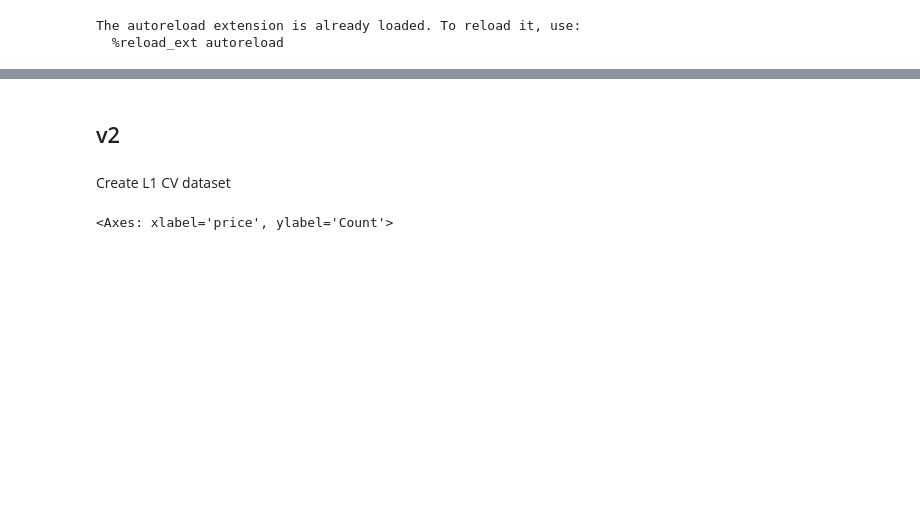
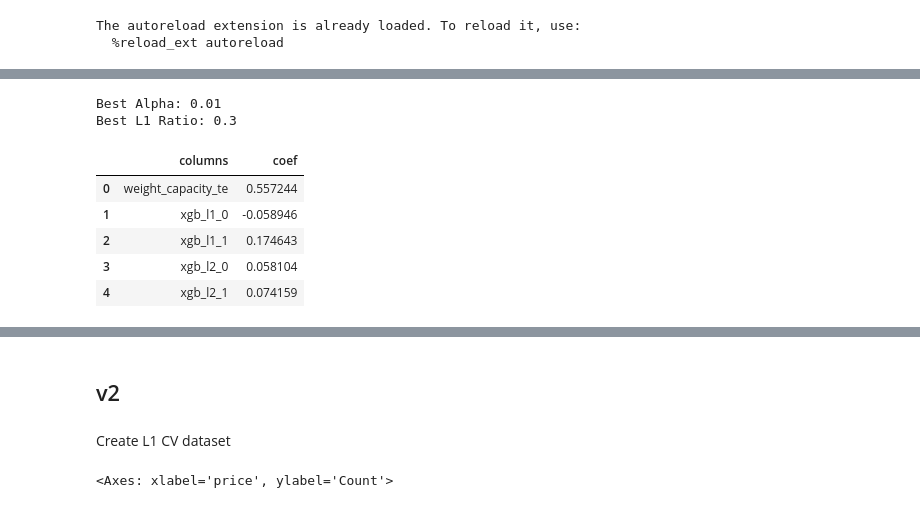
Before and after one commit to Jordanbarker/backpack-prediction-challenge, a Jupyter notebook: notebooks/04_ensemble.ipynb, the cells around one changed output, grey strips where cells are left out. Saved outputs shown, nothing was run; the diff lists cells and outputs as text; code cells hidden in the pictures; blank space fills up the shorter version.

Commit message:
Updates to stacked models

```diff
--- a/notebooks/04_ensemble.ipynb
+++ b/notebooks/04_ensemble.ipynb
@@ -57,0 +46,8 @@ memory usage: 304.7 MB
+# %%
+# Check model dictionaries
+check_model_dicts(l1_models)
+check_model_dicts(l2_models)
+
+# Train and evaluate L1 models
+# print("=== Training L1 Models ===")
+level_1_df = train_eval_cv(l1_models, data_splits, target)
@@ -57,0 +70,4 @@ memory usage: 304.7 MB
+# %%
+data_splits = create_splits(level_1_df, te_cols, te_cols_renamed, target)
+# %%
+level_2_df = train_eval_cv(l2_models, data_splits, target)
@@ -57,0 +88,33 @@ memory usage: 304.7 MB
+# %%
+l1_pred_cols = list(l1_models.keys())
+l2_pred_cols = list(l2_models.keys())
+features = ["weight_capacity_te"] + l1_pred_cols + l2_pred_cols
+# %%
+from sklearn.linear_model import ElasticNetCV
+
+clf = ElasticNetCV(
+    alphas=[1e-4, 1e-3, 1e-2, 1e-1, 0.0, 1.0, 10.0],
+    l1_ratio=np.arange(0.01, 1, 0.01),
+    cv=10,
+    n_jobs=-1,
+    tol=1e-4,
+    max_iter=5000
+).fit(level_2_df[features], level_2_df[target])
+
+print("Best Alpha:", clf.alpha_)
+print("Best L1 Ratio:", clf.l1_ratio_)
+
+
+pd.DataFrame({
+    "columns": features,
+    "coef": clf.coef_
+})
+# %% [output]
+Best Alpha: 0.01
+Best L1 Ratio: 0.3
+|  | columns | coef |
+| 0 | weight_capacity_te | 0.557244 |
+| 1 | xgb_l1_0 | -0.058946 |
+| 2 | xgb_l1_1 | 0.174643 |
+| 3 | xgb_l2_0 | 0.058104 |
+| 4 | xgb_l2_1 | 0.074159 |
```
Also changed, not shown: parts of 6 cells of this notebook, 3 other files.
